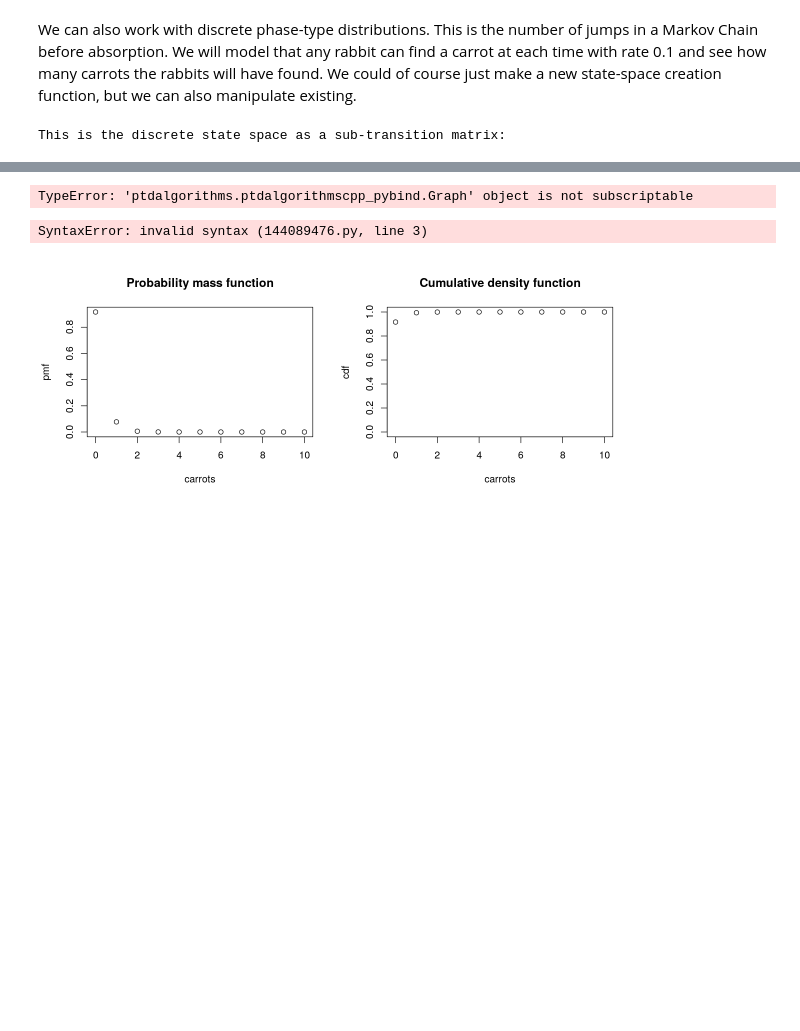
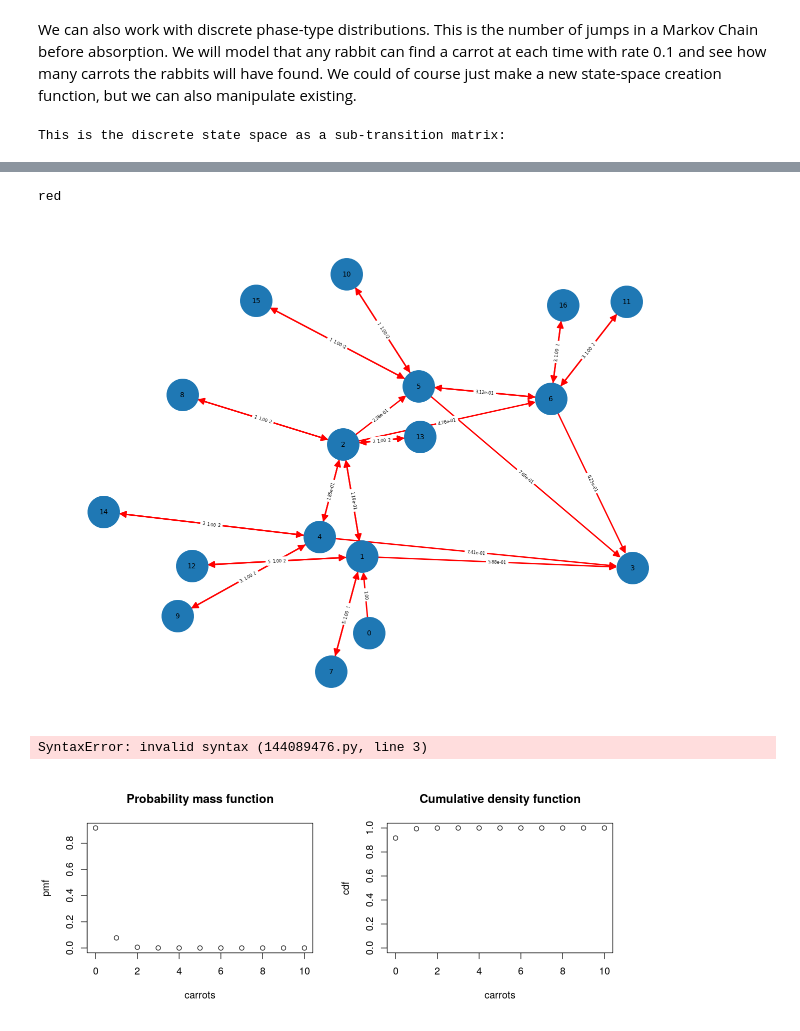
Before and after one commit to munch-group/PtDAlgorithms, a Jupyter notebook: examples/full_python_api_example.ipynb, the cells around one changed output, grey strips where cells are left out. Saved outputs shown, nothing was run; the diff lists cells and outputs as text; code cells hidden in the pictures; blank space fills up the shorter version.

```diff
--- a/examples/full_python_api_example.ipynb
+++ b/examples/full_python_api_example.ipynb
@@ -507,0 +501,5 @@ for vertex in carrot_graph.vertices():
+# %%
+for vertex in carrot_graph.vertices():
+    print(vertex)
+    for edge in vertex.edges():
+        print("  ", edge)
@@ -508,26 +701,51 @@ for vertex in carrot_graph.vertices():
 # %%
+from IPython.display import Image
+from graphviz import Digraph
 
+import matplotlib.pyplot as plt
+import seaborn as sns
+import pandas as pd
+import numpy as np
+import networkx as nx
 
+import random
 
+def random_color():
+    return "red"#random.sample(range(256), 3)
+    # return '#'+''.join(random.sample('0123456789ABCDEF', 6))
 
-def plot_graph(graph, constraint=True, subgraphs=False, ranksep=2, nodesep=1, splines=True, subgraphfun=lambda state, index: ','.join(map(str, state[:-1])), size=(6, 6), fontsize=10, rankdir="LR", align=False, nodecolor='white', rainbow=False, penwidth=1):
+print(random_color())
+
+def plot_graph(graph, constraint=True, subgraphs=False, ranksep=2,
+               nodesep=1, splines=True, subgraphfun=lambda state,
+               index: ','.join(map(str, state[:-1])), size=(6, 6),
+               fontsize=10, rankdir="LR", align=False, nodecolor='white',
+               rainbow=False, penwidth=1):
+
     G = nx.DiGraph()
 
-    for i in range(gam['states'].shape[0]):
-        G.add_node(i, label=','.join(map(str, gam['states'][i, :])))
-    for i in range(gam['states'].shape[0]):
-        for j in range(gam['states'].shape[0]):
-            if i != j and gam['SIM'][i, j] > 0:
-                G.add_edge(i, j, label=format_rate(gam['SIM'][i, j]), color=random_color(rainbow))
+    format_rate = lambda rate: f"{rate:.2f}" if rate == round(rate) else f"{rate:.2e}"
+
+    for i in range(graph.vertices_length()):
+        vertex = graph.vertex_at(i)
+        G.add_node(i, label=','.join(map(str, vertex.state())))
+        for edge in vertex.edges():
+            j = edge.to().index()
+            G.add_edge(i, j, label=format_rate(edge.weight()),
+                        # color=random_color()
+                        )
+
     pos = nx.spring_layout(G)
     edge_labels = nx.get_edge_attributes(G, 'label')
-    nx.draw(G, pos, with_labels=True, node_color=nodecolor, font_size=fontsize, node_size=500, edge_color=[G[u][v]['color'] for u, v in G.edges()])
-    nx.draw_networkx_edge_labels(G, pos, edge_labels=edge_labels, font_size=fontsize)
+    nx.draw(G, pos, with_labels=True, #node_color=True,
+            font_size=5, node_size=500, edge_color=[random_color() for _ in range(len(G.edges))])
+    nx.draw_networkx_edge_labels(G, pos, edge_labels=edge_labels, font_size=3)
     plt.show()
 
 plot_graph(carrot_graph)
 # %% [output]
-TypeError: 'ptdalgorithms.ptdalgorithmscpp_pybind.Graph' object is not subscriptable
+red
+[figure, added]
 # %%
 # We now want to find the expected number of eaten carrots
 # We set the reward such that the carrot vertex has a reward of '1'
```
Also changed, not shown: parts of 17 cells of this notebook, 1 other file.
